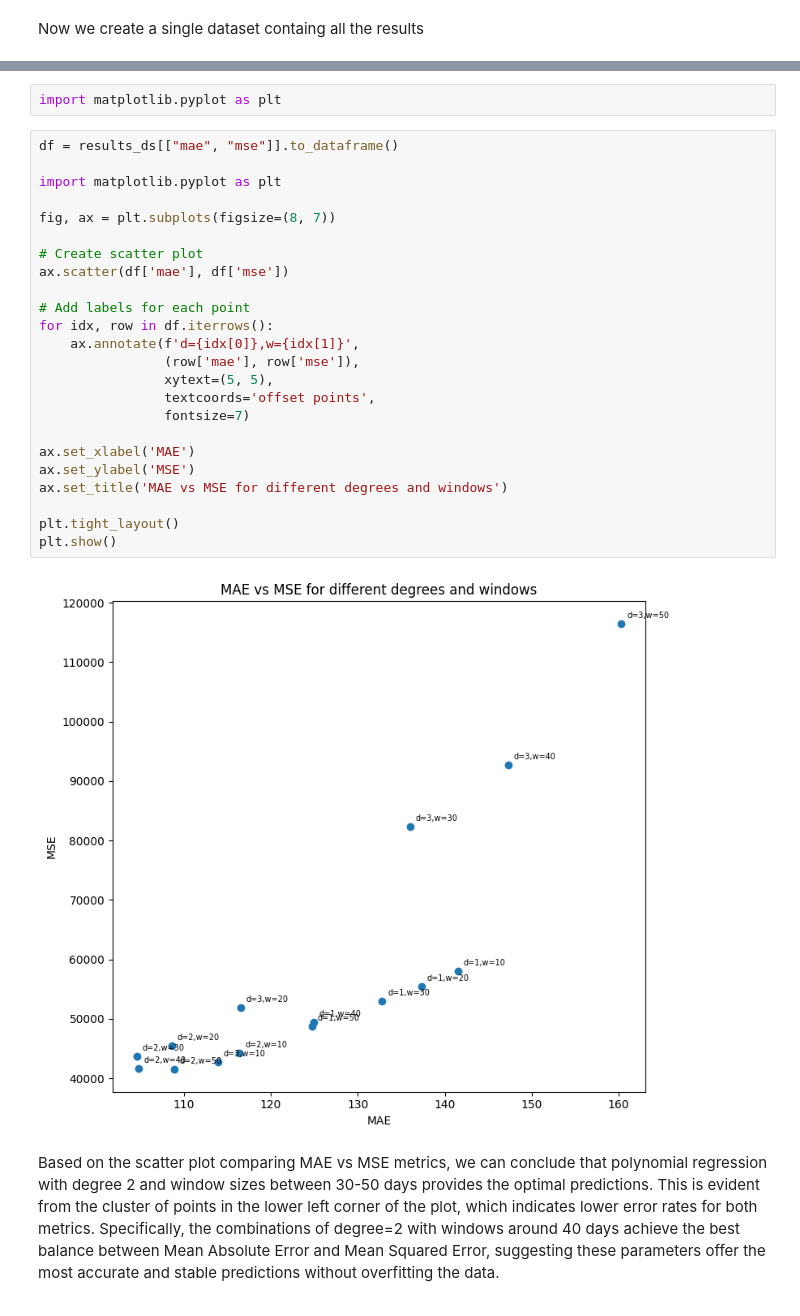
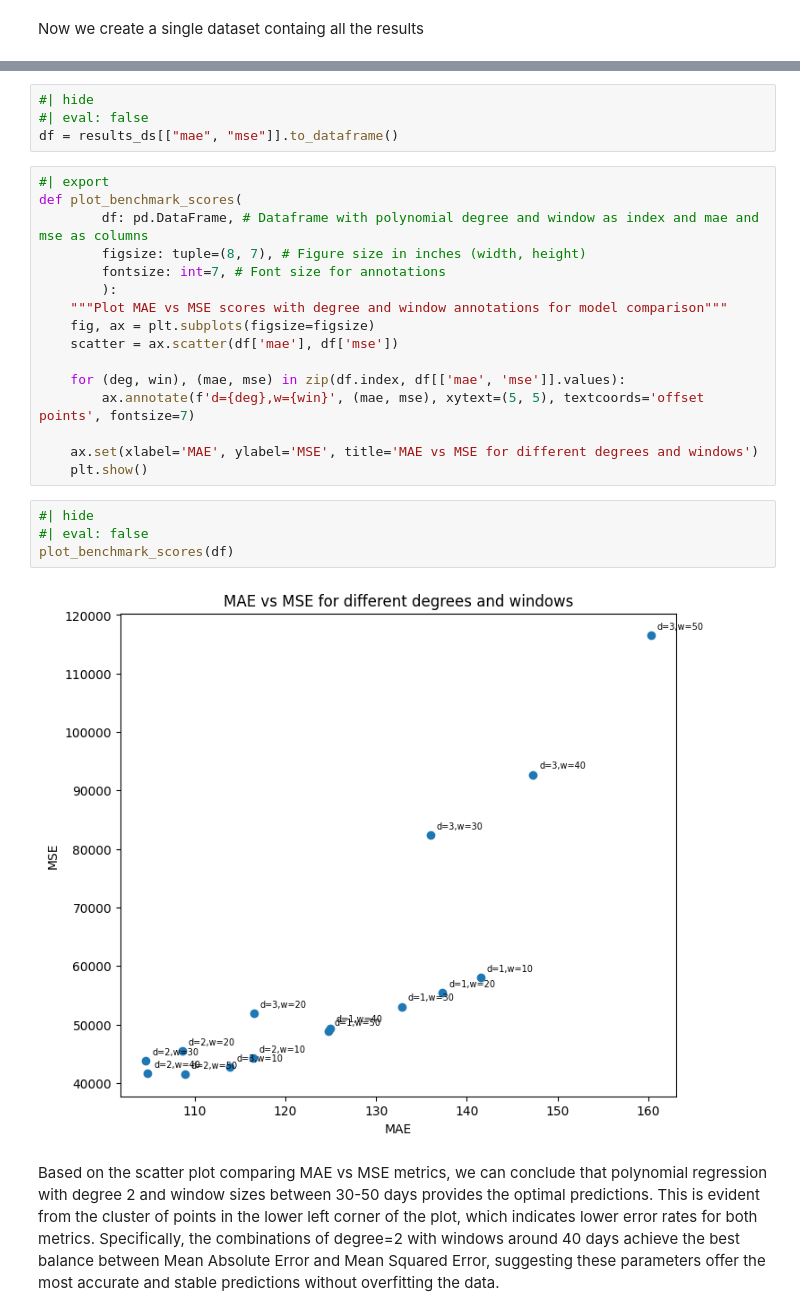
Before and after one commit to iraind/omvs_senegal, a Jupyter notebook: nbs/01_benchmark_model.ipynb, the cells around one changed output, grey strips where cells are left out. Saved outputs shown, nothing was run; the diff lists cells and outputs as text.

Commit message:
Add function to plot the results

```diff
--- a/nbs/01_benchmark_model.ipynb
+++ b/nbs/01_benchmark_model.ipynb
@@ -140,34 +157,32 @@ scores_ds = scores.to_xarray()
 
 results_ds = predictions_ds.merge(scores_ds)
 results_ds = results_ds.merge(obs_ds)
-# %%
-import matplotlib.pyplot as plt
+# %%
+#| hide
+#| eval: false
+df = results_ds[["mae", "mse"]].to_dataframe()
 # %%
-df = results_ds[["mae", "mse"]].to_dataframe()
+#| export
+def plot_benchmark_scores(
+        df: pd.DataFrame, # Dataframe with polynomial degree and window as index and mae and mse as columns
+        figsize: tuple=(8, 7), # Figure size in inches (width, height)
+        fontsize: int=7, # Font size for annotations
+        ):
+    """Plot MAE vs MSE scores with degree and window annotations for model comparison"""
+    fig, ax = plt.subplots(figsize=figsize)
+    scatter = ax.scatter(df['mae'], df['mse'])
 
-import matplotlib.pyplot as plt
+    for (deg, win), (mae, mse) in zip(df.index, df[['mae', 'mse']].values):
+        ax.annotate(f'd={deg},w={win}', (mae, mse), xytext=(5, 5), textcoords='offset points', fontsize=7)
 
-fig, ax = plt.subplots(figsize=(8, 7))
-
-# Create scatter plot
-ax.scatter(df['mae'], df['mse'])
-
-# Add labels for each point
-for idx, row in df.iterrows():
-    ax.annotate(f'd={idx[0]},w={idx[1]}',
-                (row['mae'], row['mse']),
-                xytext=(5, 5),
-                textcoords='offset points',
-                fontsize=7)
-
-ax.set_xlabel('MAE')
-ax.set_ylabel('MSE')
-ax.set_title('MAE vs MSE for different degrees and windows')
-
-plt.tight_layout()
-plt.show()
+    ax.set(xlabel='MAE', ylabel='MSE', title='MAE vs MSE for different degrees and windows')
+    plt.show()
-# %% [output]
-[figure, removed]
+# %%
+#| hide
+#| eval: false
+plot_benchmark_scores(df)
+# %% [output]
+[figure, added]
 # %% [markdown]
 Based on the scatter plot comparing MAE vs MSE metrics, we can conclude that polynomial regression with degree 2 and window sizes between 30-50 days provides the optimal predictions. This is evident from the cluster of points in the lower left corner of the plot, which indicates lower error rates for both metrics. Specifically, the combinations of degree=2 with windows around 40 days achieve the best balance between Mean Absolute Error and Mean Squared Error, suggesting these parameters offer the most accurate and stable predictions without overfitting the data.
 # %%
```
Also changed, not shown: parts of 12 cells of this notebook, 3 other files.
